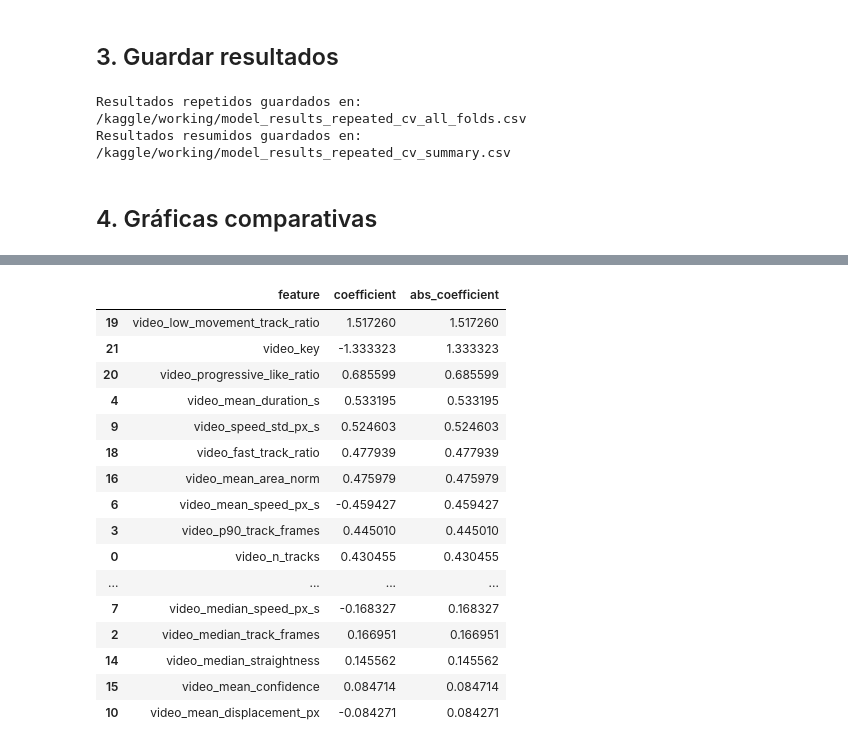
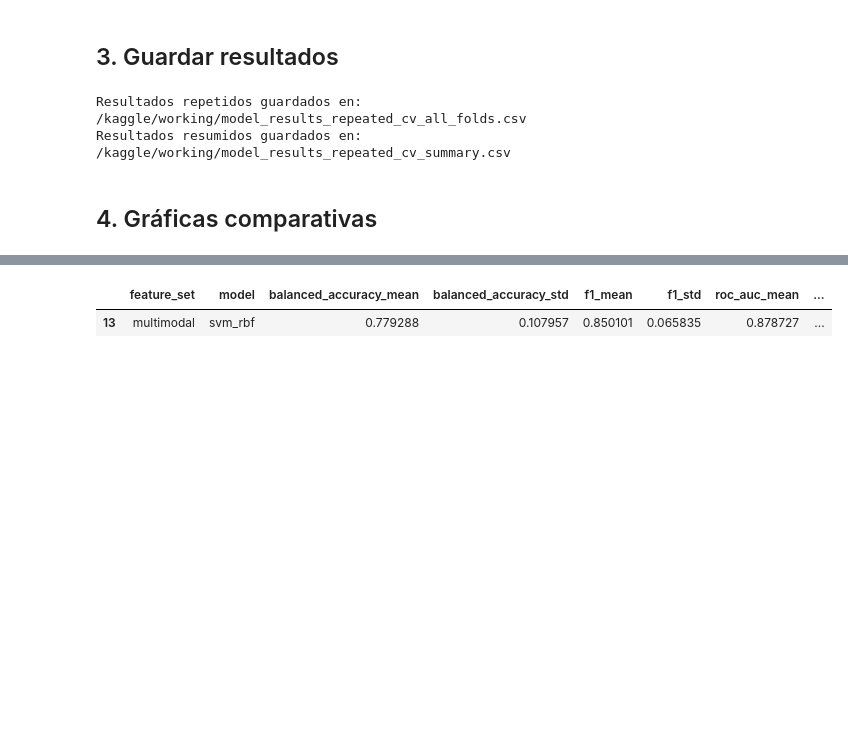
Before and after one commit to DavidLondo/DeepLearningFinal, a Jupyter notebook: notebooks/04_train_baselines_and_mlp.ipynb, the cells around one changed output, grey strips where cells are left out. Drawn from its saved outputs; the diff is of its cells as text; code cells hidden in the pictures; blank space fills up the shorter version.

```diff
--- a/notebooks/04_train_baselines_and_mlp.ipynb
+++ b/notebooks/04_train_baselines_and_mlp.ipynb
@@ -60,6 +60,19 @@ for col in X.columns:
 
     X[col] = pd.to_numeric(X[col], errors="coerce")
 
+forbidden_cols = [
+    "video_key",
+    "id",
+    "video",
+    "video_filename",
+]
+
+forbidden_cols = [c for c in forbidden_cols if c in X.columns]
+
+print("Columnas excluidas por ser identificadores:", forbidden_cols)
+
+X = X.drop(columns=forbidden_cols)
+
 print("\nX limpio:", X.shape)
 print("y:", y.shape)
 
@@ -408,24 +421,37 @@ Con base en los resultados anteriores, el mejor modelo fue el de regresión log
 # %%
-best_feature_set_name = "video_only"
-best_model_name = "logistic_regression"
+from sklearn.base import clone
+import joblib
+import json
 
+RESULTS_DIR = Path("/kaggle/working")
+BEST_MODEL_DIR = RESULTS_DIR / "best_model_artifacts"
+BEST_MODEL_DIR.mkdir(parents=True, exist_ok=True)
+
+# Métrica principal para seleccionar el mejor modelo
+SELECTION_METRIC = "roc_auc_mean"
+
+# Excluir modelos dummy como candidatos finales
+candidate_summary_df = repeated_summary_df[
+    ~repeated_summary_df["model"].str.startswith("dummy")
+].copy()
+
+# Seleccionar mejor combinación feature_set + model
+best_row = (
+    candidate_summary_df
+    .sort_values(SELECTION_METRIC, ascending=False)
+    .iloc[0]
+)
+
+best_feature_set_name = best_row["feature_set"]
+best_model_name = best_row["model"]
 best_cols = feature_sets[best_feature_set_name]
-best_model = models[best_model_name]
 
-best_model.fit(X[best_cols], y)
+print("Mejor modelo encontrado:")
+print("Feature set:", best_feature_set_name)
+print("Modelo:", best_model_name)
+print("Métrica de selección:", SELECTION_METRIC)
+print("Valor:", best_row[SELECTION_METRIC])
+print("Número de features:", len(best_cols))
 
-coef = best_model.named_steps["model"].coef_[0]
-
-coef_df = pd.DataFrame({
-    "feature": best_cols,
-    "coefficient": coef,
-    "abs_coefficient": np.abs(coef),
-}).sort_values("abs_coefficient", ascending=False)
-
-display(coef_df.head(20))
-
-coef_df.to_csv(
-    RESULTS_DIR / "best_model_logistic_coefficients.csv",
-    index=False
-)
+display(best_row.to_frame().T)
 # %% [output]
@@ -432,17 +464,2 @@ coef_df.to_csv(
-|  | feature | coefficient | abs_coefficient |
-| 19 | video_low_movement_track_ratio | 1.517260 | 1.517260 |
-| 21 | video_key | -1.333323 | 1.333323 |
-| 20 | video_progressive_like_ratio | 0.685599 | 0.685599 |
-| 4 | video_mean_duration_s | 0.533195 | 0.533195 |
-| 9 | video_speed_std_px_s | 0.524603 | 0.524603 |
-| 18 | video_fast_track_ratio | 0.477939 | 0.477939 |
-| 16 | video_mean_area_norm | 0.475979 | 0.475979 |
-| 6 | video_mean_speed_px_s | -0.459427 | 0.459427 |
-| 3 | video_p90_track_frames | 0.445010 | 0.445010 |
-| 0 | video_n_tracks | 0.430455 | 0.430455 |
-| ... | ... | ... | ... |
-| 7 | video_median_speed_px_s | -0.168327 | 0.168327 |
-| 2 | video_median_track_frames | 0.166951 | 0.166951 |
-| 14 | video_median_straightness | 0.145562 | 0.145562 |
-| 15 | video_mean_confidence | 0.084714 | 0.084714 |
-| 10 | video_mean_displacement_px | -0.084271 | 0.084271 |
+|  | feature_set | model | balanced_accuracy_mean | balanced_accuracy_std | f1_mean | f1_std | roc_auc_mean | ... |
+| 13 | multimodal | svm_rbf | 0.779288 | 0.107957 | 0.850101 | 0.065835 | 0.878727 | ... |
```
Also changed, not shown: parts of 11 cells of this notebook.
